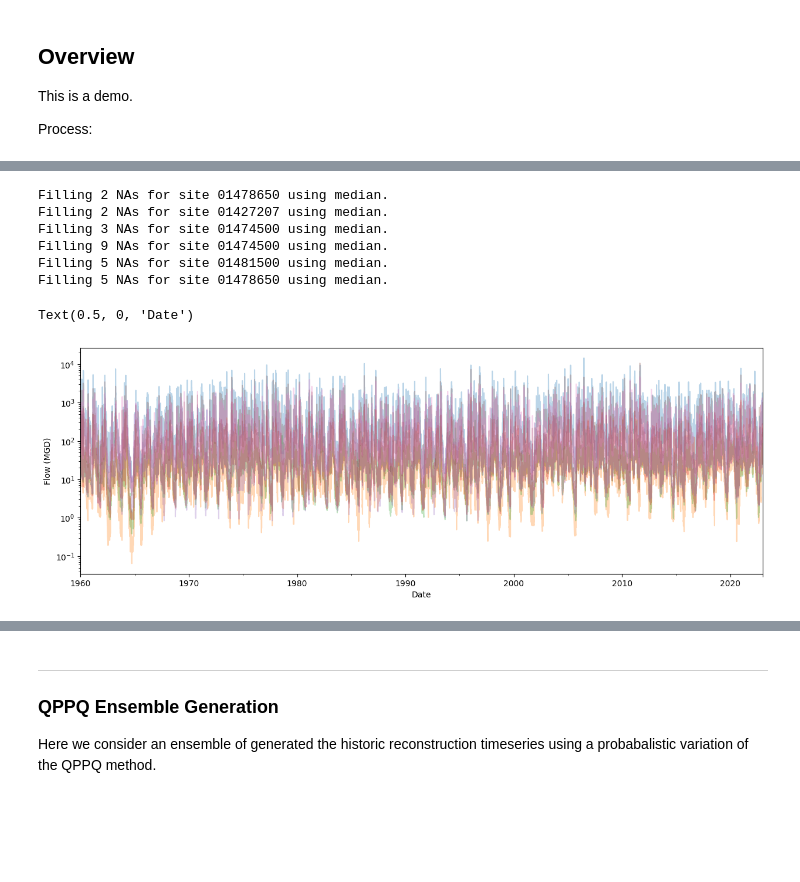
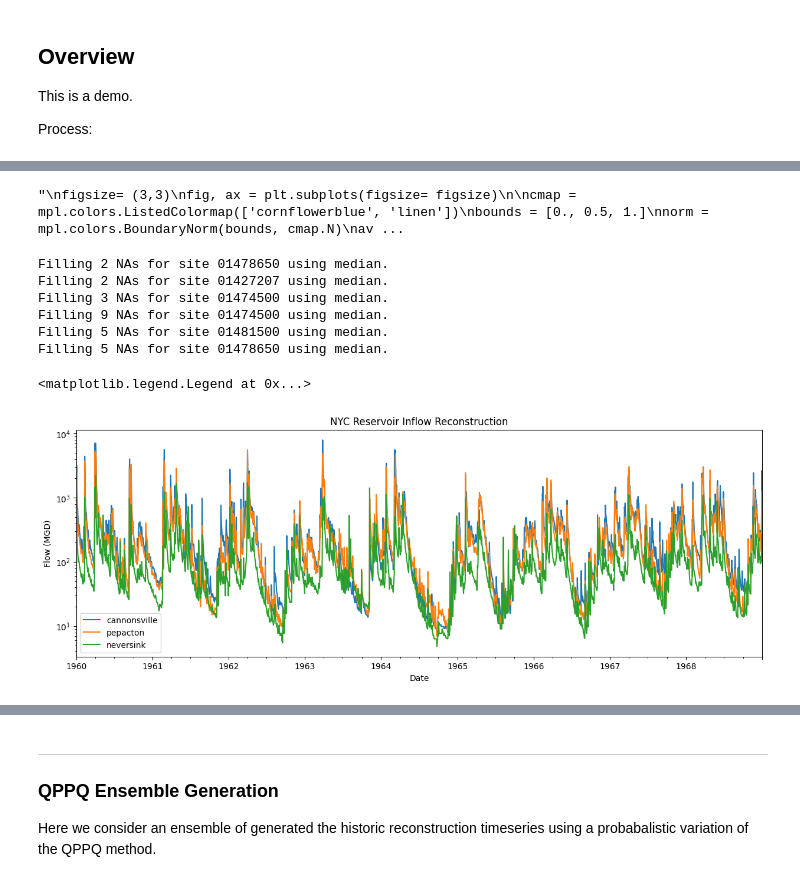
Before and after one commit to Pywr-DRB/DRB-Historic-Reconstruction, a Jupyter notebook: QPPQ_Demo.ipynb, the cells around one changed output, grey strips where cells are left out. Saved outputs shown, nothing was run; the diff lists cells and outputs as text; code cells hidden in the pictures; blank space fills up the shorter version.

```diff
--- a/QPPQ_Demo.ipynb
+++ b/QPPQ_Demo.ipynb
@@ -17,15 +18,17 @@ import datetime as dt
 from QPPQModel import StreamflowGenerator
 # %%
 # Model generation specifications
-full_date_range = ('1960-01-01', '2022-12-31')
+full_date_range = ('1955-01-01', '2022-12-31')
 N_ENSEMBLE = 50
-K =5
+K = 5
 donor_fdc = 'nhmv10'
+hru_scaled = False
 
 # Constants
 cms_to_mgd = 22.82
 fdc_quantiles = [0.0003, 0.005, 0.05, 0.1, 0.2, 0.3, 0.4, 0.5, 0.6, 0.7, 0.8, 0.9, 0.93, 0.95, 0.97, 0.995, 0.9997]
 
+# Directory to pywrdrb input data folder
 pywrdrb_directory = '../Pywr-DRB'
 
 obs_pub_site_matches = {'cannonsville': ['01423000', '0142400103'], # 0142400103 doesnt start until '96 ##TODO: PUB until 96
@@ -62,6 +65,17 @@ obs_pub_site_matches = {'cannonsville': ['01423000', '0142400103'], # 0142400103
                     'outletSchuylkill': ['01474500'],
                     'outletChristina': ['01481500', '01478650'],
                     }
+
+# Downstream of blue marsh that needs to be removed
+managed_gauges= ['01471000']
+
+pywrdrb_sites = []
+pywrdrb_node_site_keys = []
+for node, sites in obs_pub_site_matches.items():
+    if sites is not None:
+        for s in sites:
+            pywrdrb_sites.append(f'USGS-{s}')
+            pywrdrb_node_site_keys.append(node)
 # %%
 
 ### Load data
@@ -102,8 +103,51 @@ Text(0.5, 0, 'Years of Record (1900-2023)')
+# %%
+"""
+figsize= (3,3)
+fig, ax = plt.subplots(figsize= figsize)
+
+cmap = mpl.colors.ListedColormap(['cornflowerblue', 'linen'])
+bounds = [0., 0.5, 1.]
+norm = mpl.colors.BoundaryNorm(bounds, cmap.N)
+avail = Q.groupby(Q.index.year).mean().isna().astype(int)
+sns.heatmap(avail.transpose(), ax = ax, cmap = cmap, cbar=False)
+
+#ax.set_xticklabels(Q.groupby(Q.index.year).mean().index)
+ax.set_yticklabels([])
+plt.ylabel('Site', fontsize=14)
+plt.xlabel('Year', fontsize=14)
+plt.show()
+
+# Re-make with focus on 1960 onward
+fig, ax = plt.subplots(figsize= figsize)
+avail = Q.loc['1960-01-01':,:].groupby(Q.loc['1960-01-01':,:].index.year).mean().isna().astype(int)
+sns.heatmap(avail.transpose(), ax = ax, cmap = cmap, cbar=False)
+
+#ax.set_xticklabels(Q.groupby(Q.index.year).mean().index)
+ax.set_yticklabels([])
+plt.ylabel('Site', fontsize=14)
+plt.xlabel('Year', fontsize=14)
+
+# Re-make with focus on only Pywr-DRB nodes and 1960 onward
+fig, ax = plt.subplots(figsize= (5,5))
+avail = Q.loc['1960-01-01':,pywrdrb_sites].groupby(Q.loc['1960-01-01':,pywrdrb_sites].index.year).mean().isna().astype(int)
+sns.heatmap(avail.transpose(), ax = ax, cmap = cmap, cbar=False)
+
+#ax.set_xticklabels(Q.groupby(Q.index.year).mean().index)
+ax.set_yticklabels(pywrdrb_node_site_keys)
+plt.ylabel('Site', fontsize=14)
+plt.xlabel('Year', fontsize=14)
+"""
+# %% [output]
+"\nfigsize= (3,3)\nfig, ax = plt.subplots(figsize= figsize)\n\ncmap = mpl.colors.ListedColormap(['cornflowerblue', 'linen'])\nbounds = [0., 0.5, 1.]\nnorm = mpl.colors.BoundaryNorm(bounds, cmap.N)\nav ...
 # %%
 # Remove outflow gauges from flow data
 for node, sites in obs_pub_site_matches.items():
     if f'USGS-{node}' in Q.columns:
         Q = Q.drop(f'USGS-{node}', axis=1)
+
+for site in managed_gauges:
+    if f'USGS-{site}' in Q.columns:
+        Q = Q.drop(f'USGS-{site}', axis=1)
 
 # Make sure other inflow gauges are in the dataset
 missing = 0
@@ -126,14 +170,14 @@ for node, sites in obs_pub_site_matches.items():
             reconstructed_sites.append(s)
 
 # Intialize storage
-max_daterange = pd.date_range('1960-01-01', '2022-12-31')
+max_daterange = pd.date_range('1955-01-01', '2022-12-31')
 max_annual_NA_fill = 20
 Q_reconstructed = pd.DataFrame(index=max_daterange, columns = reconstructed_sites)
 
 N_YEARS = int(np.floor(len(max_daterange)/365))
 
-starts = [f'{1960+i}-01-01' for i in range(N_YEARS)]
-ends = [f'{1960+i}-12-31' for i in range(N_YEARS)]
+starts = [f'{1955+i}-01-01' for i in range(N_YEARS)]
+ends = [f'{1955+i}-12-31' for i in range(N_YEARS)]
 daterange_subsets = np.vstack([starts, ends]).transpose()
 assert(pd.to_datetime(daterange_subsets[-1,-1]).date() <= Q.index.max().date()), 'The historic data must be more recent than QPPQ daterange.'
 # %%
@@ -200,15 +244,19 @@ Filling 5 NAs for site 01481500 using median.
 Filling 5 NAs for site 01478650 using median.
 # %%
 NYC_reservoirs = ['cannonsville', 'pepacton', 'neversink']
+
+plot_start = '1960-01-01'
+plot_end = '1968-12-31'
 fig, ax = plt.subplots(figsize= (15,5))
 
 for r in NYC_reservoirs:
     inflow_gauges = obs_pub_site_matches[r]
-    Q_reconstructed.loc[:, inflow_gauges].plot(ax=ax, alpha = 1, figsize = (15,5), label = r)
+    Q_reconstructed.loc[plot_start:plot_end, inflow_gauges].sum(axis=1).plot(ax=ax, alpha = 1, figsize = (15,5), label = r)
 plt.yscale('log')
 plt.ylabel('Flow (MGD)')
 plt.xlabel('Date')
 plt.title('NYC Reservoir Inflow Reconstruction')
+plt.legend()
 # %% [output]
-Text(0.5, 0, 'Date')
+<matplotlib.legend.Legend at 0x...>
-[figure, old version]
+[figure, new version]
```
Also changed, not shown: parts of 5 cells of this notebook, 4 other files.
